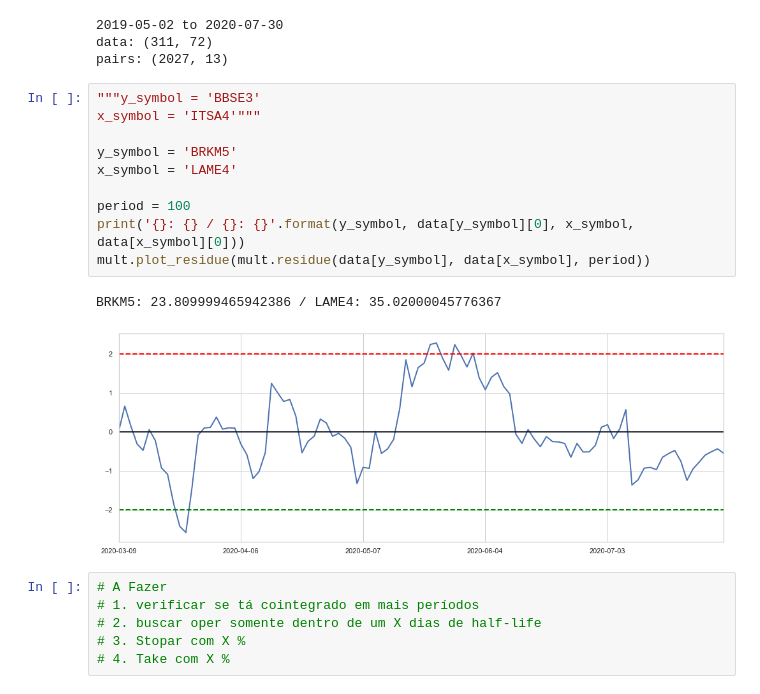
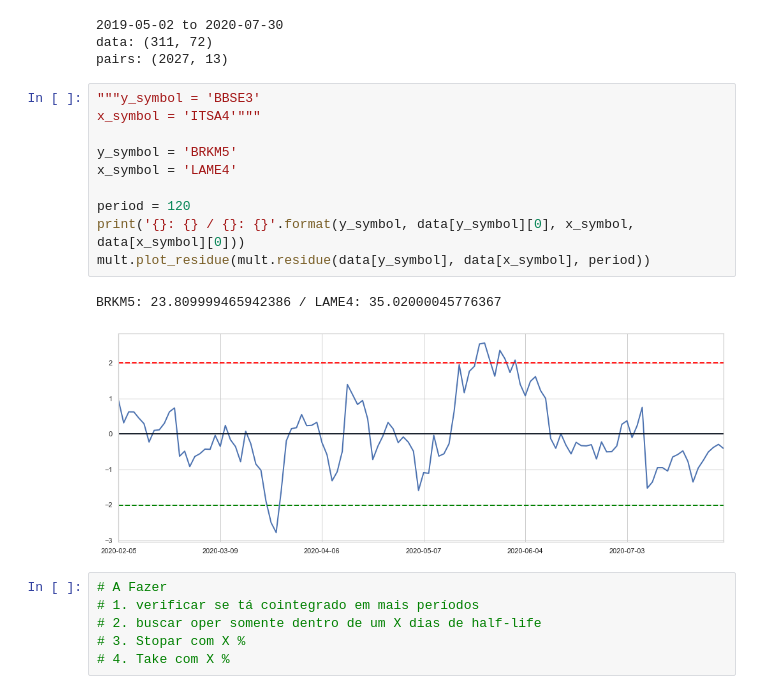
Before and after one commit to andreolvgomes/long-short-by-cointegration, a Jupyter notebook: BackTest.ipynb, the cells around one changed output. Drawn from its saved outputs; the diff is of its cells as text.

```diff
--- a/BackTest.ipynb
+++ b/BackTest.ipynb
@@ -94,16 +261,16 @@ pairs: (2027, 13)
 # %%
 """y_symbol = 'BBSE3'
 x_symbol = 'ITSA4'"""
 
 y_symbol = 'BRKM5'
 x_symbol = 'LAME4'
 
-period = 100
+period = 120
 print('{}: {} / {}: {}'.format(y_symbol, data[y_symbol][0], x_symbol, data[x_symbol][0]))
 mult.plot_residue(mult.residue(data[y_symbol], data[x_symbol], period))
 # %% [output]
 BRKM5: 23.809999465942386 / LAME4: 35.02000045776367
-[figure, old version]
+[figure, new version]
 # %%
 # A Fazer
 # 1. verificar se tá cointegrado em mais períodos
```
Also changed, not shown: parts of 7 cells of this notebook, 6 other files.
